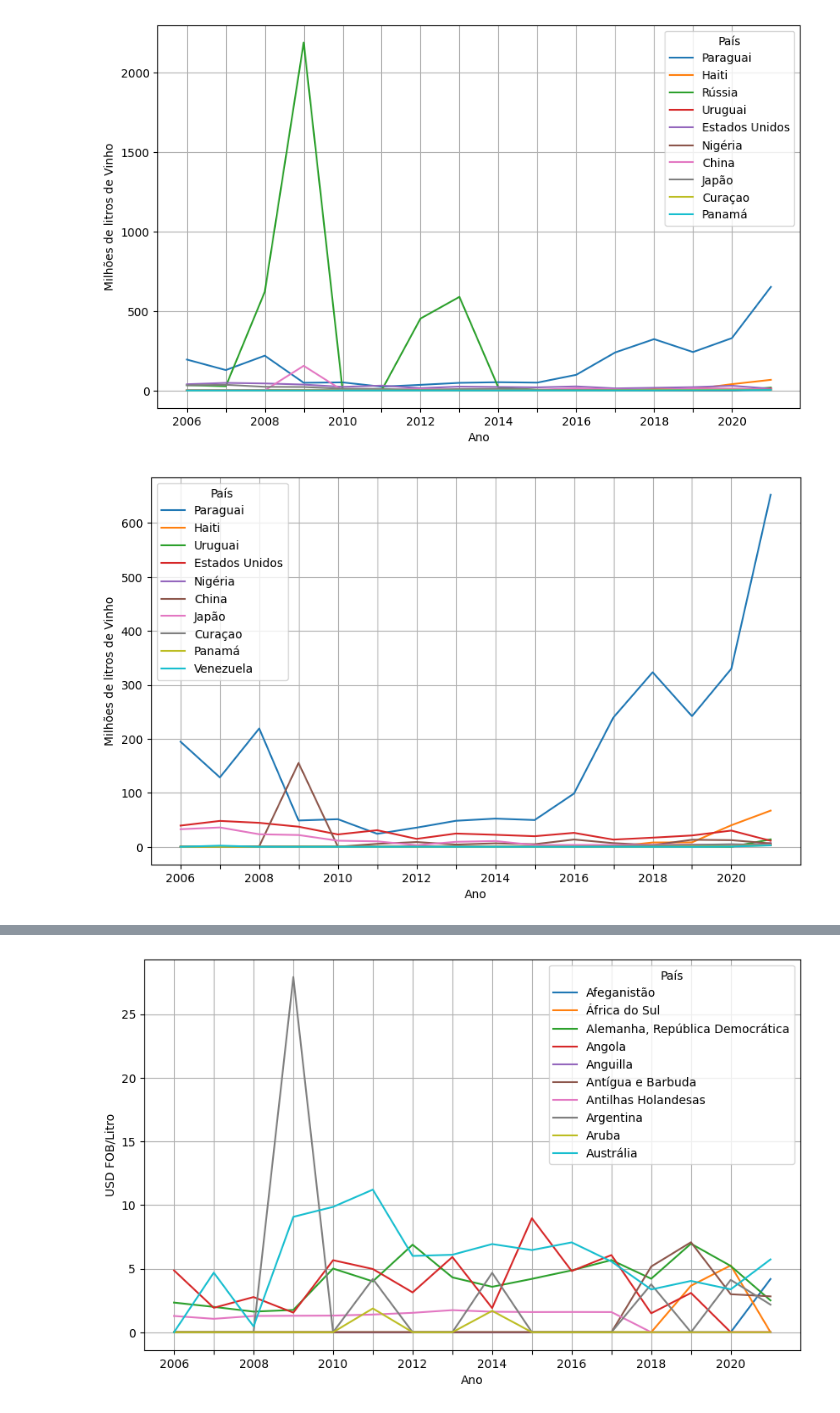
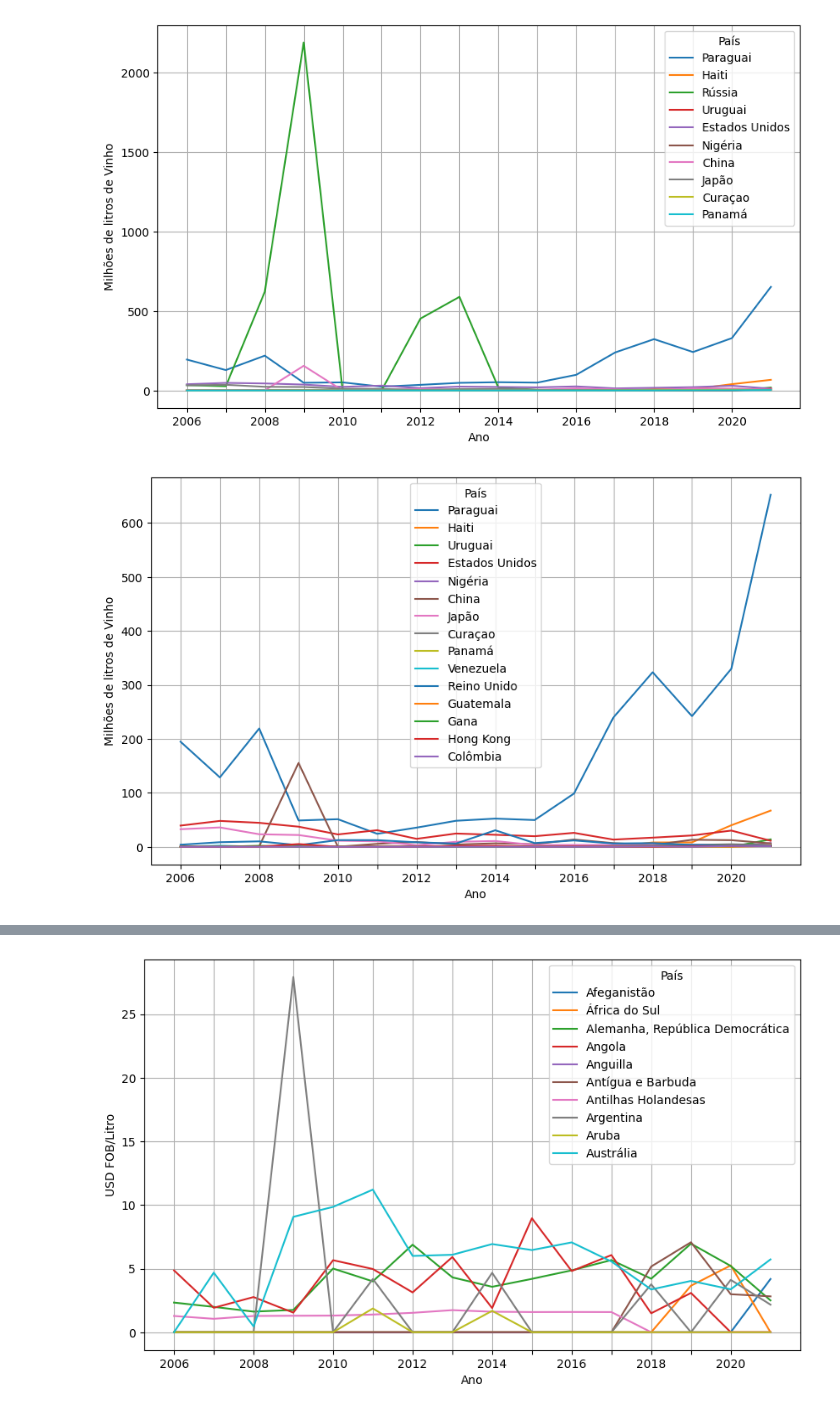
Before and after one commit to jvieirax/producao_vinho, a Jupyter notebook: Produção_de__Vinhos.ipynb, the cells around one changed output, grey strips where cells are left out. Drawn from its saved outputs; the diff is of its cells as text; code cells hidden in the pictures.

```diff
--- a/Produção_de__Vinhos.ipynb
+++ b/Produção_de__Vinhos.ipynb
@@ -313,9 +314,9 @@ plota_kg(df_vinho_kg_ordenado_drop.head(10))
 # %%
 df_vinho_kg_ordenado_drop_russia = df_vinho_kg_ordenado_drop.drop('Rússia', axis=0)
 # %%
-plota_kg(df_vinho_kg_ordenado_drop_russia.head(10))
+plota_kg(df_vinho_kg_ordenado_drop_russia.head(15))
 # %% [output]
-[figure, old version]
+[figure, new version]
 # %%
 def plota_div(dados, figsize=(10,6)): # uma função em python
   axis = dados.T.plot(kind='line',figsize=figsize)
```
Also changed, not shown: parts of 10 cells of this notebook.
